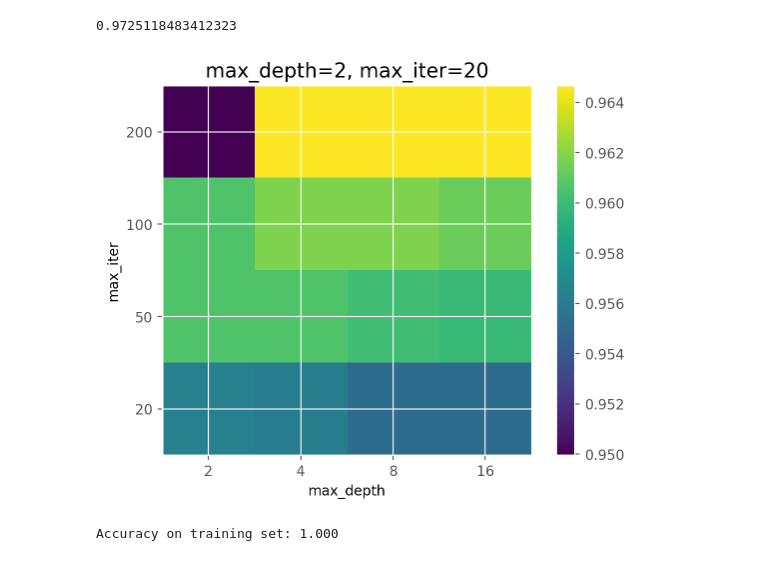
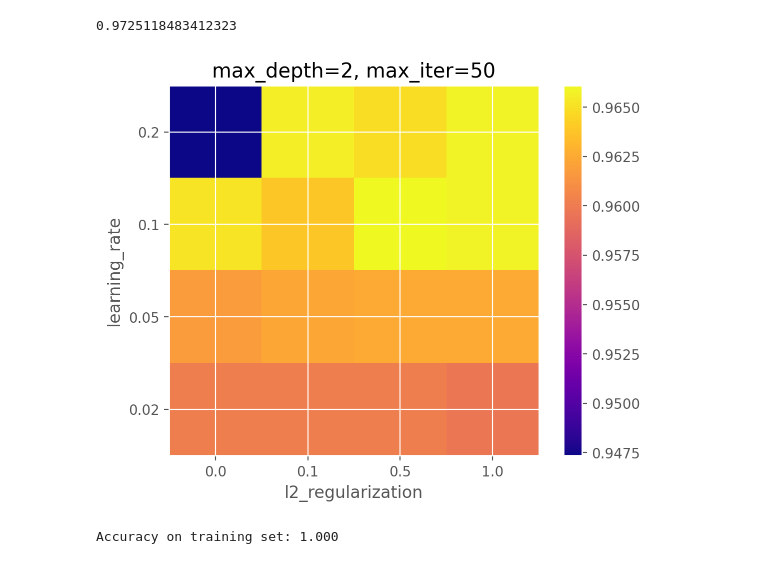
Before and after one commit to Wang-Zhongwei/Exoplanets, a Jupyter notebook: forest.ipynb, the cells around one changed output. Drawn from its saved outputs; the diff is of its cells as text; code cells hidden in the pictures.

```diff
--- a/forest.ipynb
+++ b/forest.ipynb
@@ -71,7 +71,7 @@ Gradient Boost does not support missing values
 from sklearn.model_selection import RandomizedSearchCV
 
 # define parameters
-param_grid = {'learning_rate': [0.02, 0.05, 0.1, 0.2], 'max_iter': [20, 50, 100, 200], 'max_depth': [2, 4, 8, 16], 'l2_regularization': [0.0, 0.1, 0.5, 1.0]}
+param_grid = {'learning_rate': [0.02, 0.05, 0.1, 0.2], 'max_iter': [50, 100, 200, 400], 'max_depth': [2, 4, 8, 16], 'l2_regularization': [0.0, 0.1, 0.5, 1.0]}
 
 # define model
 model = HistGradientBoostingClassifier(random_state=42)
@@ -108,16 +108,16 @@ grid_search.best_estimator_.score(X_test, y_test)
 # %%
 mean_test_score = grid_search.cv_results_['mean_test_score'].reshape(4, 4, 4, 4)
 # %%
-plt.imshow(mean_test_score[:, :, 0, 0].T, cmap='viridis', origin='lower')
-plt.xticks(np.arange(4), param_grid['max_depth'])
-plt.yticks(np.arange(4), param_grid['max_iter'])
-plt.xlabel('max_depth')
-plt.ylabel('max_iter')
-plt.title('max_depth=2, max_iter=20')
+plt.imshow(mean_test_score[:, :, 0, 0].T, cmap='plasma', origin='lower')
+plt.xticks(np.arange(4), param_grid['l2_regularization'])
+plt.yticks(np.arange(4), param_grid['learning_rate'])
+plt.xlabel('l2_regularization')
+plt.ylabel('learning_rate')
+plt.title('max_depth=2, max_iter=50')
 plt.colorbar()
 plt.show()
 # %% [output]
-[figure, old version]
+[figure, new version]
 # %%
 hgb = grid_search.best_estimator_
 # %%
```
Also changed, not shown: parts of 2 cells of this notebook, 3 other files.
